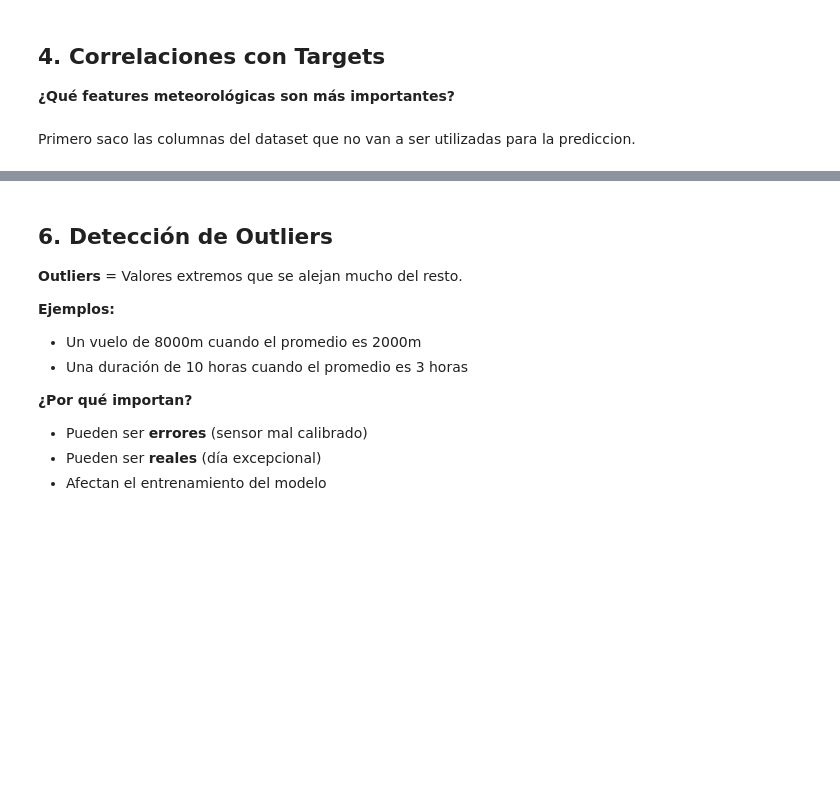
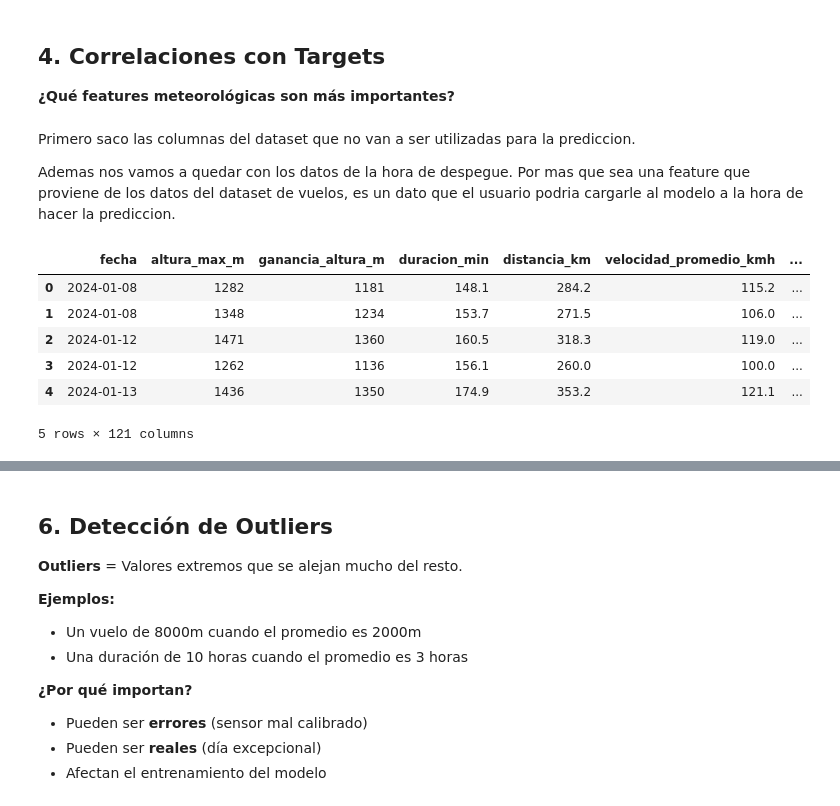
Before and after one commit to estanislaomolina/TP-Final-ML, a Jupyter notebook: data analysis/01_EDA_Preprocesamiento.ipynb, the cells around one changed output, grey strips where cells are left out. Drawn from its saved outputs; the diff is of its cells as text; code cells hidden in the pictures; blank space fills up the shorter version.

```diff
--- a/data analysis/01_EDA_Preprocesamiento.ipynb
+++ b/data analysis/01_EDA_Preprocesamiento.ipynb
@@ -155,9 +162,20 @@ plot_distribucion_targets(df, targets_reg, None)
 ## 4. Correlaciones con Targets
 
 **¿Qué features meteorológicas son más importantes?**
-# %% [markdown]
-Primero saco las columnas del dataset que no van a ser utilizadas para la prediccion.
+# %% [markdown]
+Primero saco las columnas del dataset que no van a ser utilizadas para la prediccion.
+
+Ademas nos vamos a quedar con los datos de la hora de despegue. Por mas que sea una feature que proviene de los datos del dataset de vuelos, es un dato que el usuario podria cargarle al modelo a la hora de hacer la prediccion.
 # %%
 for col in flight_features:
-    if col in df.columns and col not in targets_reg:
+    if col in df.columns and col not in targets_reg and col != "hora_despegue" and col != "fecha":
         df.drop(columns=col, inplace=True)
+df.head()
+# %% [output]
+|  | fecha | altura_max_m | ganancia_altura_m | duracion_min | distancia_km | velocidad_promedio_kmh | ... |
+| 0 | 2024-01-08 | 1282 | 1181 | 148.1 | 284.2 | 115.2 | ... |
+| 1 | 2024-01-08 | 1348 | 1234 | 153.7 | 271.5 | 106.0 | ... |
+| 2 | 2024-01-12 | 1471 | 1360 | 160.5 | 318.3 | 119.0 | ... |
+| 3 | 2024-01-12 | 1262 | 1136 | 156.1 | 260.0 | 100.0 | ... |
+| 4 | 2024-01-13 | 1436 | 1350 | 174.9 | 353.2 | 121.1 | ... |
+5 rows × 121 columns
```
Also changed, not shown: parts of 12 cells of this notebook, 2 other files.
